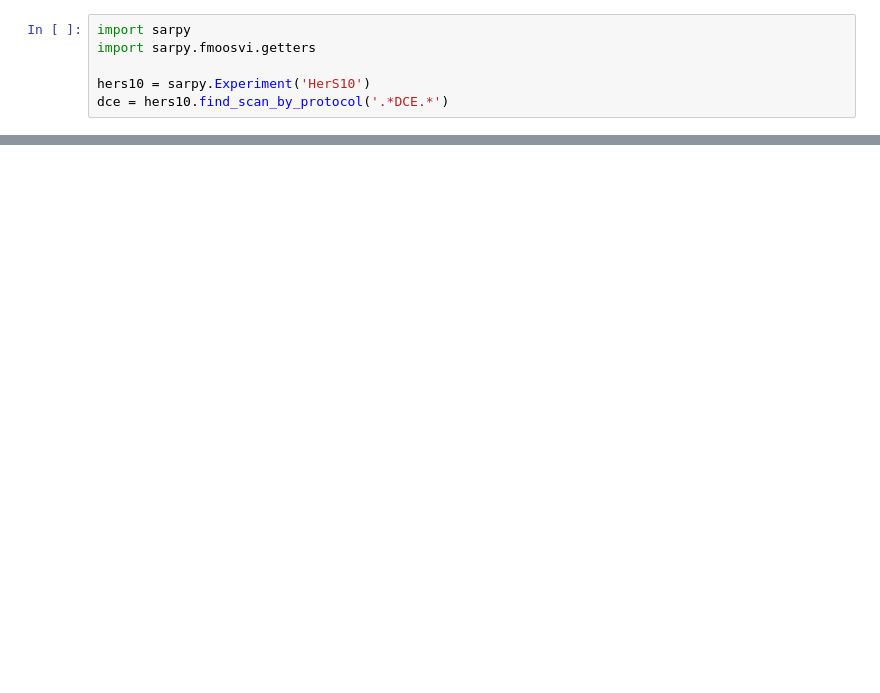
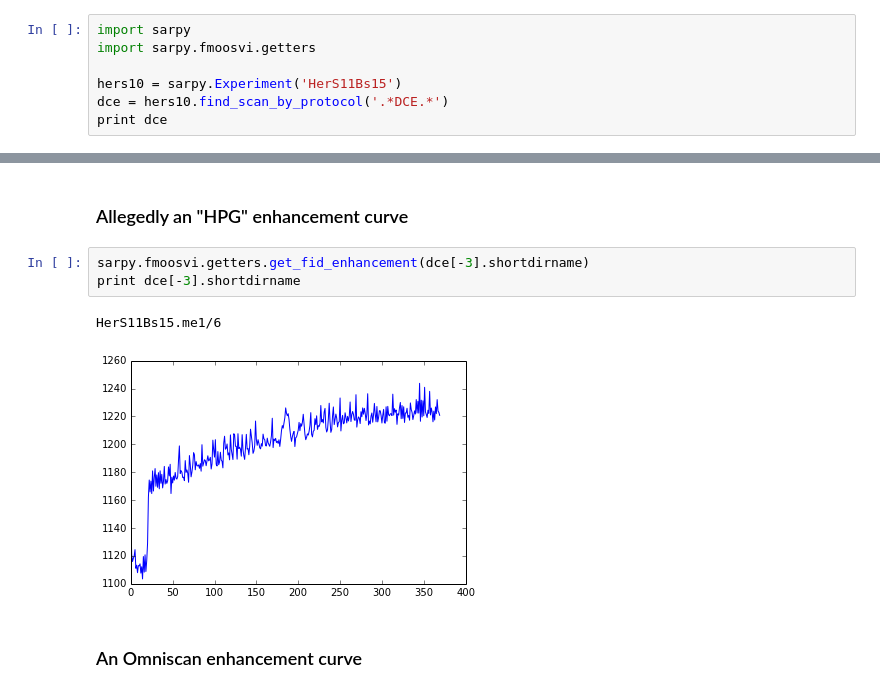
Before and after one commit to firasm/CEST, a Jupyter notebook: inj success test.ipynb, the cells around one changed output, grey strips where cells are left out. Cells and saved outputs as stored; diff of their text form; blank space fills up the shorter version.

```diff
--- a/inj success test.ipynb
+++ b/inj success test.ipynb
@@ -2,5 +2,6 @@
 import sarpy
 import sarpy.fmoosvi.getters
 
-hers10 = sarpy.Experiment('HerS10')
+hers10 = sarpy.Experiment('HerS11Bs15')
 dce = hers10.find_scan_by_protocol('.*DCE.*')
+print dce
@@ -7,3 +29,13 @@ dce = hers10.find_scan_by_protocol('.*DCE.*')
+# %% [markdown]
+### Allegedly an "HPG" enhancement curve
+# %%
+sarpy.fmoosvi.getters.get_fid_enhancement(dce[-3].shortdirname)
+print dce[-3].shortdirname
+# %% [output]
+HerS11Bs15.me1/6
+[figure, added]
+# %% [markdown]
+### An Omniscan enhancement curve
 # %%
 sarpy.fmoosvi.getters.get_fid_enhancement(dce[-1].shortdirname)
 print dce[-1].shortdirname
```
Also changed, not shown: parts of 3 cells of this notebook.
